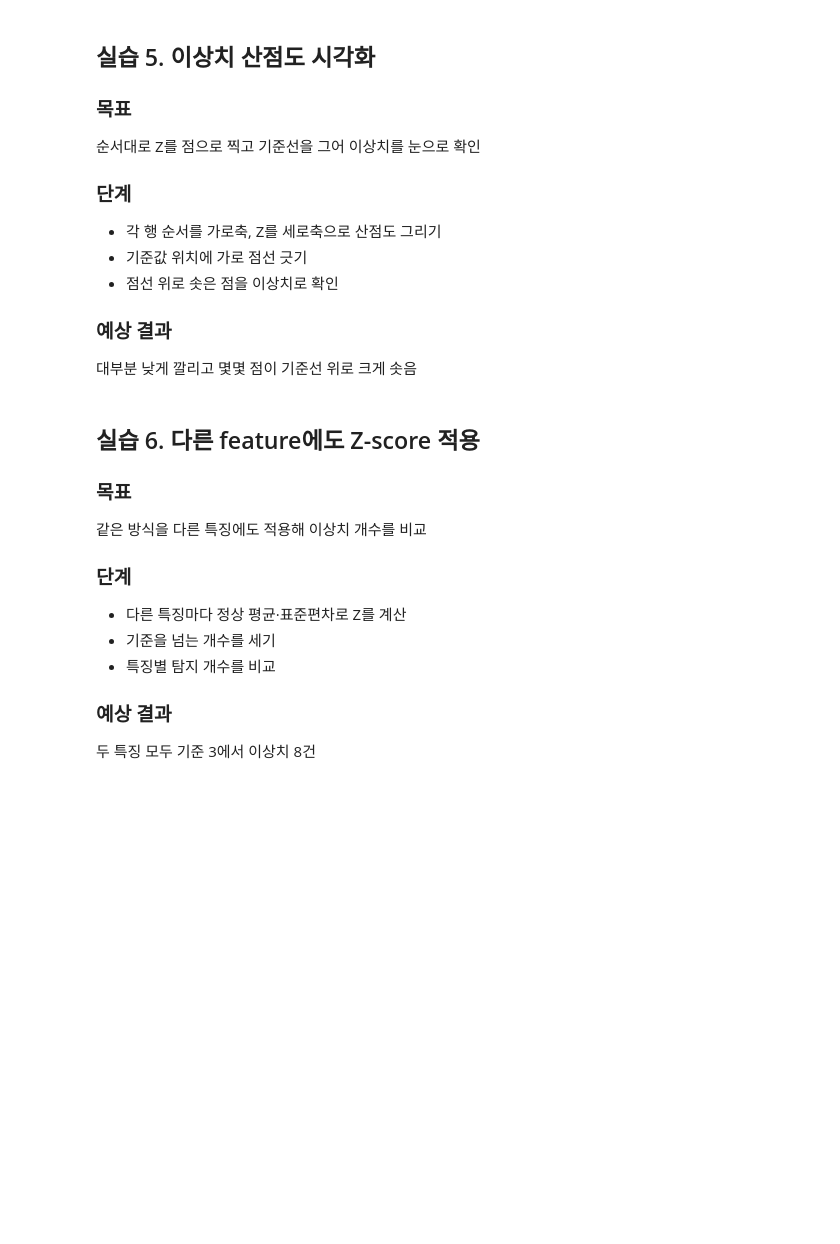
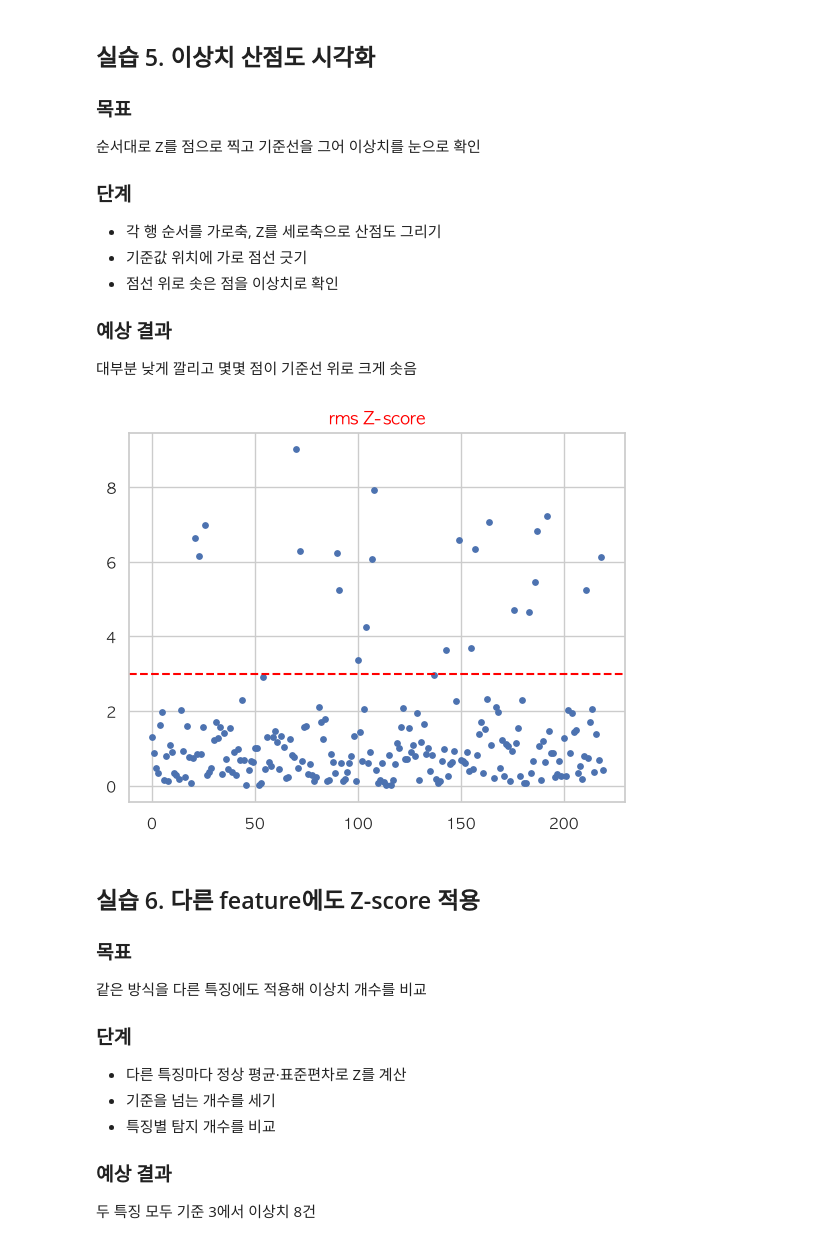
Before and after one commit to sssssumini/2026_KNewDeal_AI_Data_Analysis, a Jupyter notebook: 29_ML_basic.ipynb, the cells around one changed output. Drawn from its saved outputs; the diff is of its cells as text; code cells hidden in the pictures; blank space fills up the shorter version.

```diff
--- a/29_ML_basic.ipynb
+++ b/29_ML_basic.ipynb
@@ -397,6 +397,13 @@ anomalies.head()
 대부분 낮게 깔리고 몇몇 점이 기준선 위로 크게 솟음
 # %%
 # 실습5 코드
+
+plt.scatter(range(len(df)), df["z_rms"], s= 15)
+plt.axhline(y=threshold, color = "red", linestyle="--")
+plt.title("rms Z-score", color = "red")
+plt.show()
+# %% [output]
+[figure, added]
 # %% [markdown]
 ## 실습 6. 다른 feature에도 Z-score 적용
 ### 목표
```
Also changed, not shown: parts of 5 cells of this notebook.
